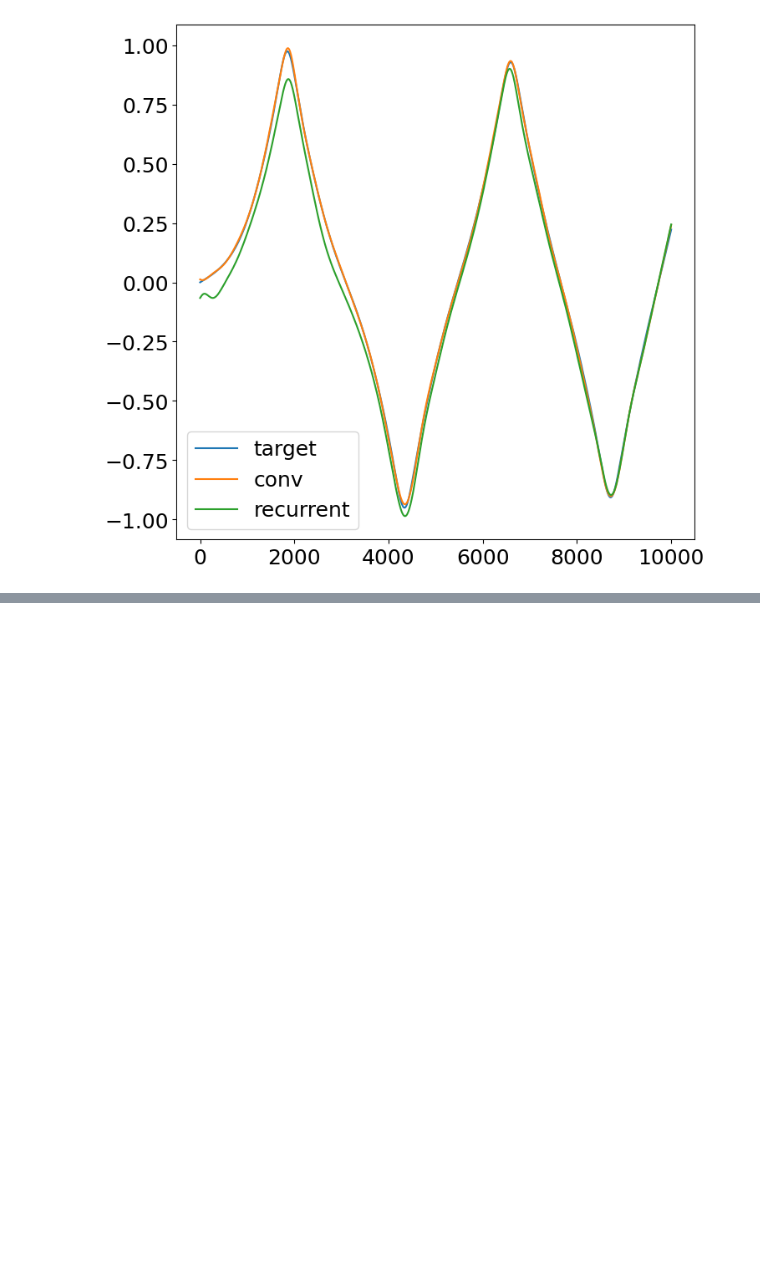
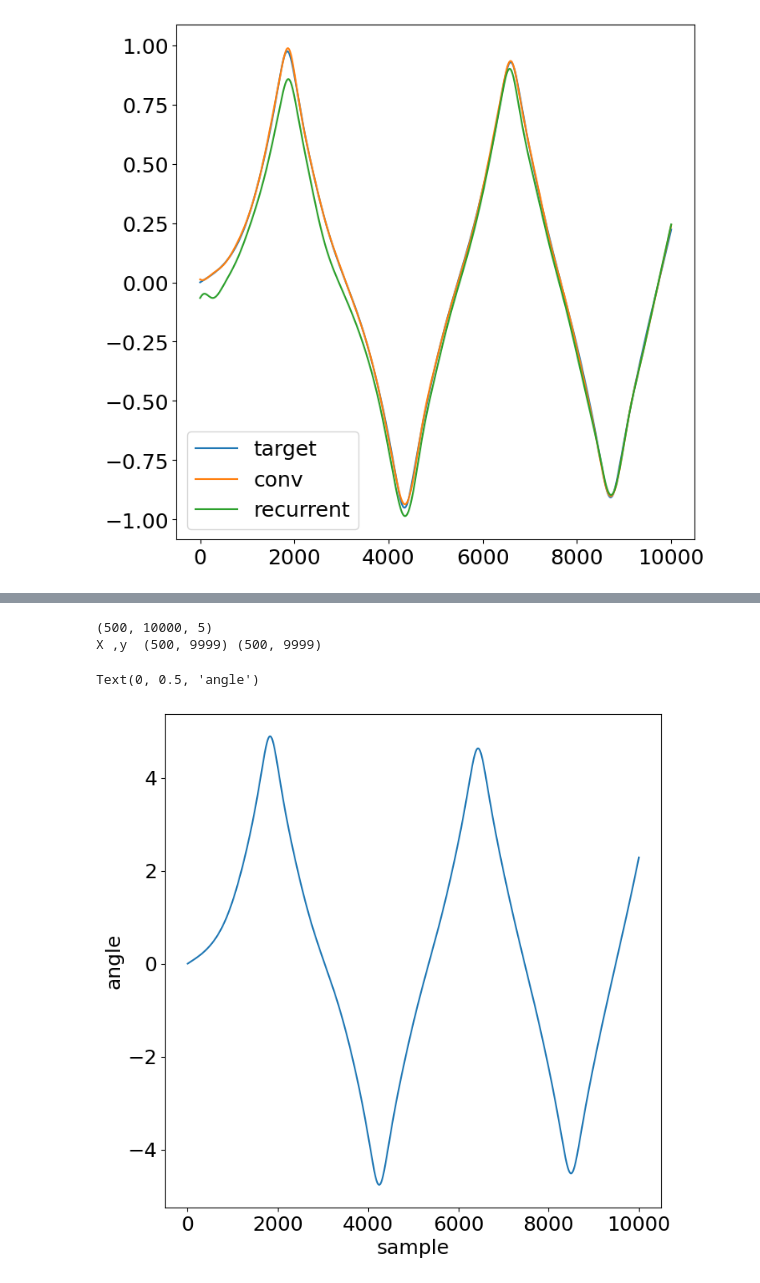
Before and after one commit to czuniga76/S4Model_Tests, a Jupyter notebook: s4_inv_pendulum.ipynb, the cells around one changed output, grey strips where cells are left out. Cells and saved outputs as stored; diff of their text form; code cells hidden in the pictures; blank space fills up the shorter version.

```diff
--- a/s4_inv_pendulum.ipynb
+++ b/s4_inv_pendulum.ipynb
@@ -556,0 +559,16 @@ diff  0.28864356875419617
+# %%
+# predict angle 1 step ahead
+
+episode_array = np.load("/content/MyDrive/MyDrive/S4Tariq/inv_pendulum_500episodes.npy")
+print(episode_array.shape)
+X = episode_array[:,:-1,-1]      # external force
+y = episode_array[:,1:,-2]      # angle
+print("X ,y ",X.shape, y.shape)
+plt.plot(y[10,:])
+plt.xlabel("sample")
+plt.ylabel("angle")
+# %% [output]
+(500, 10000, 5)
+X ,y  (500, 9999) (500, 9999)
+Text(0, 0.5, 'angle')
+[figure, added]
```
Also changed, not shown: parts of 12 cells of this notebook.
